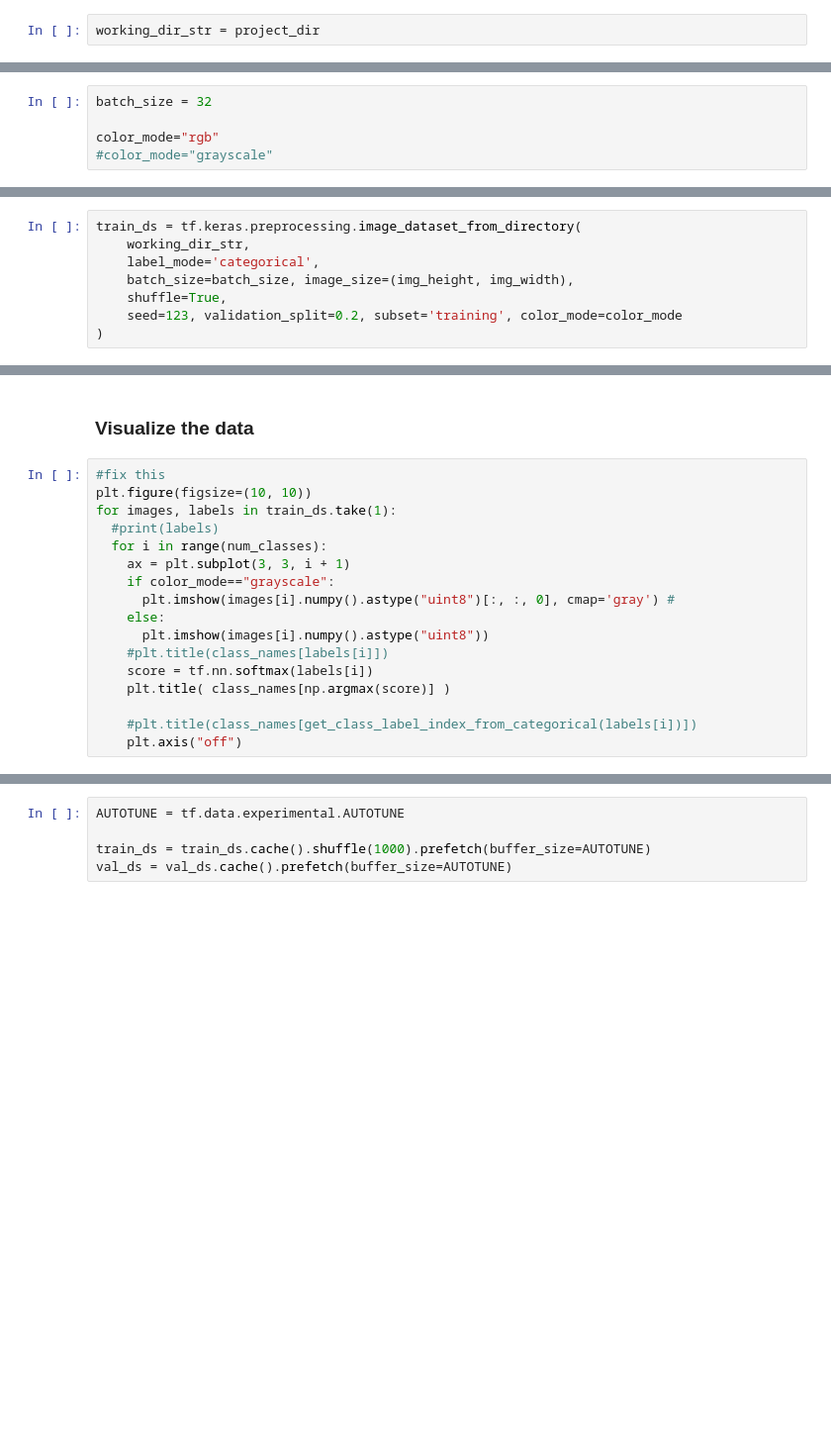
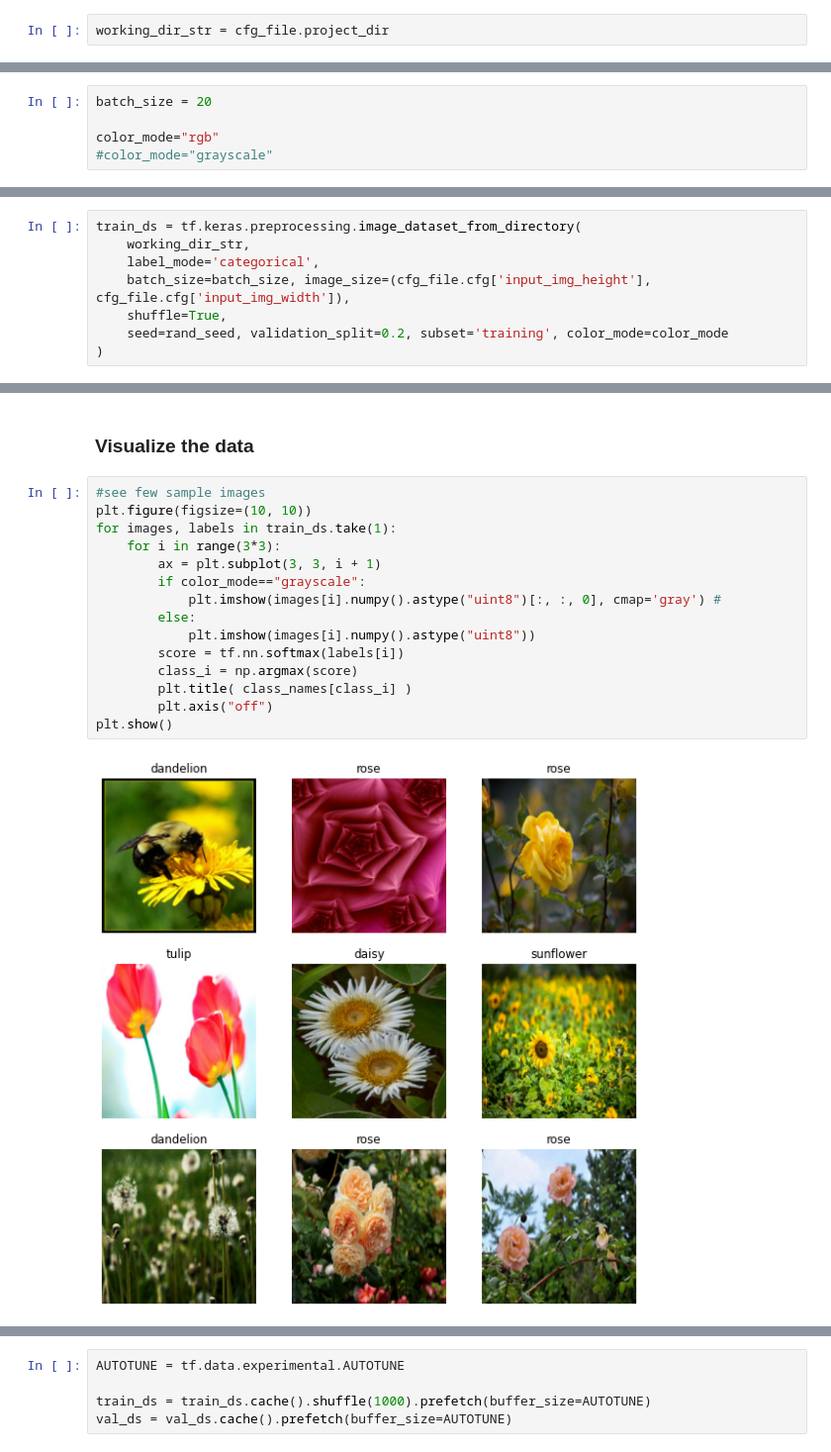
Before and after one commit to akshath/image_classification_kit_keras, a Jupyter notebook: ImageClassificationTrainModel.ipynb, the cells around one changed output, grey strips where cells are left out. Shown at 99% size. Drawn from its saved outputs; the diff is of its cells as text; blank space fills up the shorter version.

```diff
--- a/ImageClassificationTrainModel.ipynb
+++ b/ImageClassificationTrainModel.ipynb
@@ -100,5 +117,5 @@ if is_google_colab:
     drive.mount('/content/gdrive')
 ##Ref:https://towardsdatascience.com/downloading-datasets-into-google-drive-via-google-colab-bcb1b30b0166
 # %%
-working_dir_str = project_dir
+working_dir_str = cfg_file.project_dir
 # %%
@@ -151,7 +168,7 @@ tf.random.set_seed(30)
 # %% [markdown]
 # Create Data Set
 # %%
-batch_size = 32
+batch_size = 20
 
 color_mode="rgb"
 #color_mode="grayscale"
@@ -162,7 +187,7 @@ print('working_dir_str: ', working_dir_str)
 train_ds = tf.keras.preprocessing.image_dataset_from_directory(
     working_dir_str,
     label_mode='categorical',
-    batch_size=batch_size, image_size=(img_height, img_width),
+    batch_size=batch_size, image_size=(cfg_file.cfg['input_img_height'], cfg_file.cfg['input_img_width']),
     shuffle=True,
-    seed=123, validation_split=0.2, subset='training', color_mode=color_mode
+    seed=rand_seed, validation_split=0.2, subset='training', color_mode=color_mode
 )
@@ -183,21 +218,21 @@ num_classes
 # %% [markdown]
 ### Visualize the data
 # %%
-#fix this
+#see few sample images
 plt.figure(figsize=(10, 10))
 for images, labels in train_ds.take(1):
-  #print(labels)
-  for i in range(num_classes):
-    ax = plt.subplot(3, 3, i + 1)
-    if color_mode=="grayscale":
-      plt.imshow(images[i].numpy().astype("uint8")[:, :, 0], cmap='gray') #
-    else:
-      plt.imshow(images[i].numpy().astype("uint8"))
-    #plt.title(class_names[labels[i]])
-    score = tf.nn.softmax(labels[i])
-    plt.title( class_names[np.argmax(score)] )
-
-    #plt.title(class_names[get_class_label_index_from_categorical(labels[i])])
-    plt.axis("off")
+    for i in range(3*3):
+        ax = plt.subplot(3, 3, i + 1)
+        if color_mode=="grayscale":
+            plt.imshow(images[i].numpy().astype("uint8")[:, :, 0], cmap='gray') #
+        else:
+            plt.imshow(images[i].numpy().astype("uint8"))
+        score = tf.nn.softmax(labels[i])
+        class_i = np.argmax(score)
+        plt.title( class_names[class_i] )
+        plt.axis("off")
+plt.show()
+# %% [output]
+[figure, added]
 # %%
 for image_batch, labels_batch in train_ds:
```
Also changed, not shown: parts of 40 cells of this notebook, 8 other files.
